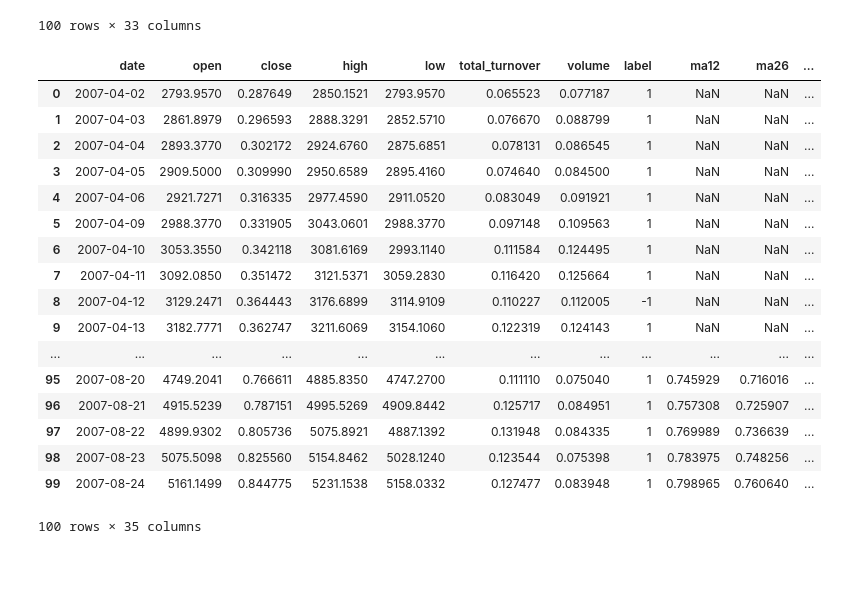
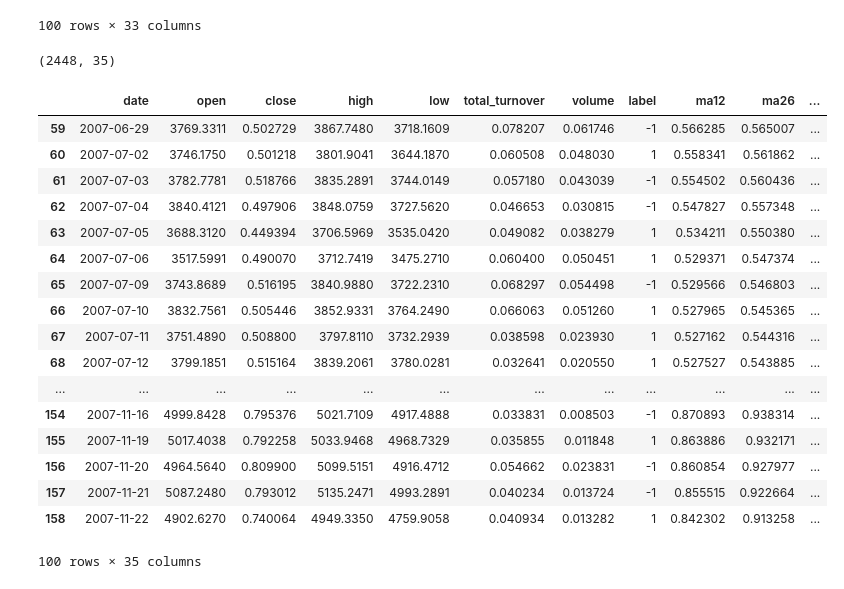
Before and after one commit to C790266922/srtp, a Jupyter notebook: notebooks/bagging_boosting.ipynb, the cells around one changed output. Saved outputs shown, nothing was run; the diff lists cells and outputs as text; code cells hidden in the pictures.

```diff
--- a/notebooks/bagging_boosting.ipynb
+++ b/notebooks/bagging_boosting.ipynb
@@ -220,43 +219,48 @@ df.head(100)
 # %%
 #one-hot encoding of label
 df.insert(len(df.columns), 'up', 0)
 df.insert(len(df.columns), 'down', 0)
 for i in range(len(df)):
     if df.loc[i, 'label'] == 1:
         df.loc[i, 'up'] = 1
     elif df.loc[i, 'label'] == -1:
         df.loc[i, 'down'] = 1
 
 feat_list = ['close', 'total_turnover', 'volume', 'ma12', 'ma26', 'ma60', 'ma12>ma26'\
             , 'ma26>ma60', 'ma12>ma26>ma60', 'ma12<ma26<ma60', 'macd_dif', 'macd_dem'\
             , 'macd_hist', 'kdj_k', 'kdj_d', 'kdj_j', 'atr', 'boll_up', 'boll_mid', \
              'boll_down', 'sar', 'rsi', 'stochrsi_k', 'stochrsi_d', 'dmi', 'obv', 'trix'\
             , 'wr']
 label_list = ['up', 'down']
 
 #normalization
 def norm(df):
     for col in feat_list:
         df[col] = (df[col] - df[col].min()) / (df[col].max() - df[col].min())
 
 norm(df)
-df.head(100)
+
+#drop rows contain NaN
+new_df = df.dropna(axis = 0, how = 'any')
+print(new_df.shape)
+new_df.head(100)
 # %% [output]
+(2448, 35)
 |  | date | open | close | high | low | total_turnover | volume | label | ma12 | ma26 | ... |
-| 0 | 2007-04-02 | 2793.9570 | 0.287649 | 2850.1521 | 2793.9570 | 0.065523 | 0.077187 | 1 | NaN | NaN | ... |
-| 1 | 2007-04-03 | 2861.8979 | 0.296593 | 2888.3291 | 2852.5710 | 0.076670 | 0.088799 | 1 | NaN | NaN | ... |
-| 2 | 2007-04-04 | 2893.3770 | 0.302172 | 2924.6760 | 2875.6851 | 0.078131 | 0.086545 | 1 | NaN | NaN | ... |
-| 3 | 2007-04-05 | 2909.5000 | 0.309990 | 2950.6589 | 2895.4160 | 0.074640 | 0.084500 | 1 | NaN | NaN | ... |
-| 4 | 2007-04-06 | 2921.7271 | 0.316335 | 2977.4590 | 2911.0520 | 0.083049 | 0.091921 | 1 | NaN | NaN | ... |
-| 5 | 2007-04-09 | 2988.3770 | 0.331905 | 3043.0601 | 2988.3770 | 0.097148 | 0.109563 | 1 | NaN | NaN | ... |
-| 6 | 2007-04-10 | 3053.3550 | 0.342118 | 3081.6169 | 2993.1140 | 0.111584 | 0.124495 | 1 | NaN | NaN | ... |
-| 7 | 2007-04-11 | 3092.0850 | 0.351472 | 3121.5371 | 3059.2830 | 0.116420 | 0.125664 | 1 | NaN | NaN | ... |
-| 8 | 2007-04-12 | 3129.2471 | 0.364443 | 3176.6899 | 3114.9109 | 0.110227 | 0.112005 | -1 | NaN | NaN | ... |
-| 9 | 2007-04-13 | 3182.7771 | 0.362747 | 3211.6069 | 3154.1060 | 0.122319 | 0.124143 | 1 | NaN | NaN | ... |
+| 59 | 2007-06-29 | 3769.3311 | 0.502729 | 3867.7480 | 3718.1609 | 0.078207 | 0.061746 | -1 | 0.566285 | 0.565007 | ... |
+| 60 | 2007-07-02 | 3746.1750 | 0.501218 | 3801.9041 | 3644.1870 | 0.060508 | 0.048030 | 1 | 0.558341 | 0.561862 | ... |
+| 61 | 2007-07-03 | 3782.7781 | 0.518766 | 3835.2891 | 3744.0149 | 0.057180 | 0.043039 | -1 | 0.554502 | 0.560436 | ... |
+| 62 | 2007-07-04 | 3840.4121 | 0.497906 | 3848.0759 | 3727.5620 | 0.046653 | 0.030815 | -1 | 0.547827 | 0.557348 | ... |
+| 63 | 2007-07-05 | 3688.3120 | 0.449394 | 3706.5969 | 3535.0420 | 0.049082 | 0.038279 | 1 | 0.534211 | 0.550380 | ... |
+| 64 | 2007-07-06 | 3517.5991 | 0.490070 | 3712.7419 | 3475.2710 | 0.060400 | 0.050451 | 1 | 0.529371 | 0.547374 | ... |
+| 65 | 2007-07-09 | 3743.8689 | 0.516195 | 3840.9880 | 3722.2310 | 0.068297 | 0.054498 | -1 | 0.529566 | 0.546803 | ... |
+| 66 | 2007-07-10 | 3832.7561 | 0.505446 | 3852.9331 | 3764.2490 | 0.066063 | 0.051260 | 1 | 0.527965 | 0.545365 | ... |
+| 67 | 2007-07-11 | 3751.4890 | 0.508800 | 3797.8110 | 3732.2939 | 0.038598 | 0.023930 | 1 | 0.527162 | 0.544316 | ... |
+| 68 | 2007-07-12 | 3799.1851 | 0.515164 | 3839.2061 | 3780.0281 | 0.032641 | 0.020550 | 1 | 0.527527 | 0.543885 | ... |
 | ... | ... | ... | ... | ... | ... | ... | ... | ... | ... | ... | ... |
-| 95 | 2007-08-20 | 4749.2041 | 0.766611 | 4885.8350 | 4747.2700 | 0.111110 | 0.075040 | 1 | 0.745929 | 0.716016 | ... |
-| 96 | 2007-08-21 | 4915.5239 | 0.787151 | 4995.5269 | 4909.8442 | 0.125717 | 0.084951 | 1 | 0.757308 | 0.725907 | ... |
-| 97 | 2007-08-22 | 4899.9302 | 0.805736 | 5075.8921 | 4887.1392 | 0.131948 | 0.084335 | 1 | 0.769989 | 0.736639 | ... |
-| 98 | 2007-08-23 | 5075.5098 | 0.825560 | 5154.8462 | 5028.1240 | 0.123544 | 0.075398 | 1 | 0.783975 | 0.748256 | ... |
-| 99 | 2007-08-24 | 5161.1499 | 0.844775 | 5231.1538 | 5158.0332 | 0.127477 | 0.083948 | 1 | 0.798965 | 0.760640 | ... |
+| 154 | 2007-11-16 | 4999.8428 | 0.795376 | 5021.7109 | 4917.4888 | 0.033831 | 0.008503 | -1 | 0.870893 | 0.938314 | ... |
+| 155 | 2007-11-19 | 5017.4038 | 0.792258 | 5033.9468 | 4968.7329 | 0.035855 | 0.011848 | 1 | 0.863886 | 0.932171 | ... |
+| 156 | 2007-11-20 | 4964.5640 | 0.809900 | 5099.5151 | 4916.4712 | 0.054662 | 0.023831 | -1 | 0.860854 | 0.927977 | ... |
+| 157 | 2007-11-21 | 5087.2480 | 0.793012 | 5135.2471 | 4993.2891 | 0.040234 | 0.013724 | -1 | 0.855515 | 0.922664 | ... |
+| 158 | 2007-11-22 | 4902.6270 | 0.740064 | 4949.3350 | 4759.9058 | 0.040934 | 0.013282 | 1 | 0.842302 | 0.913258 | ... |
-100 rows × 35 columns
+100 rows × 35 columns
```
Also changed, not shown: parts of 14 cells of this notebook.
